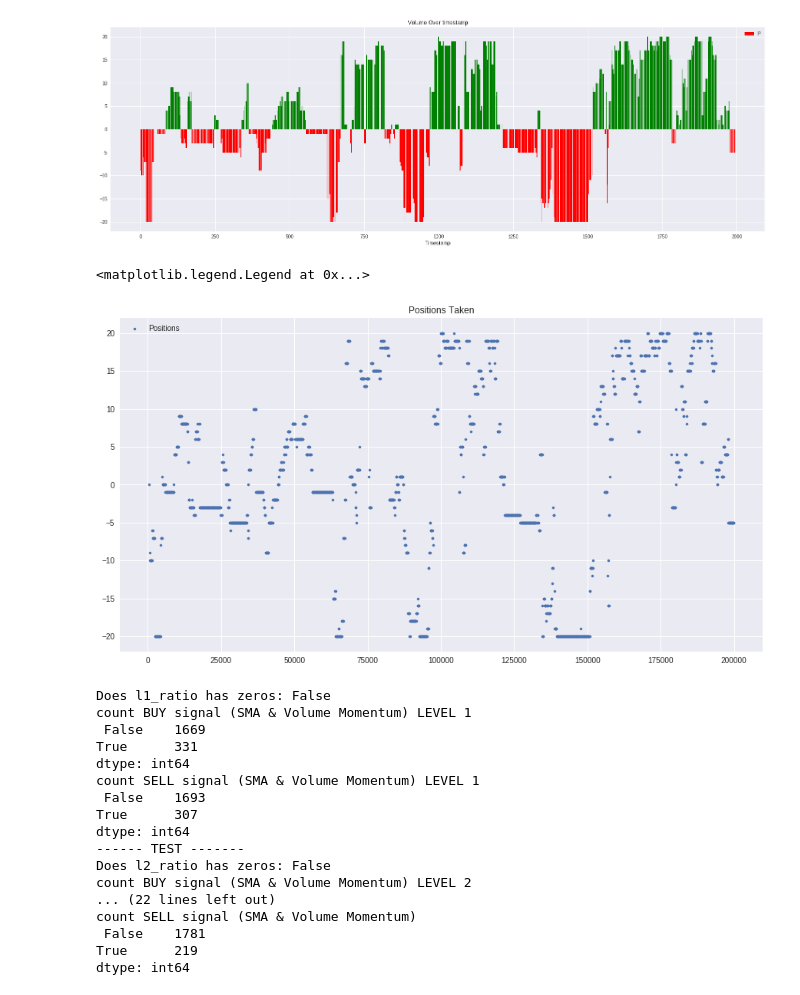
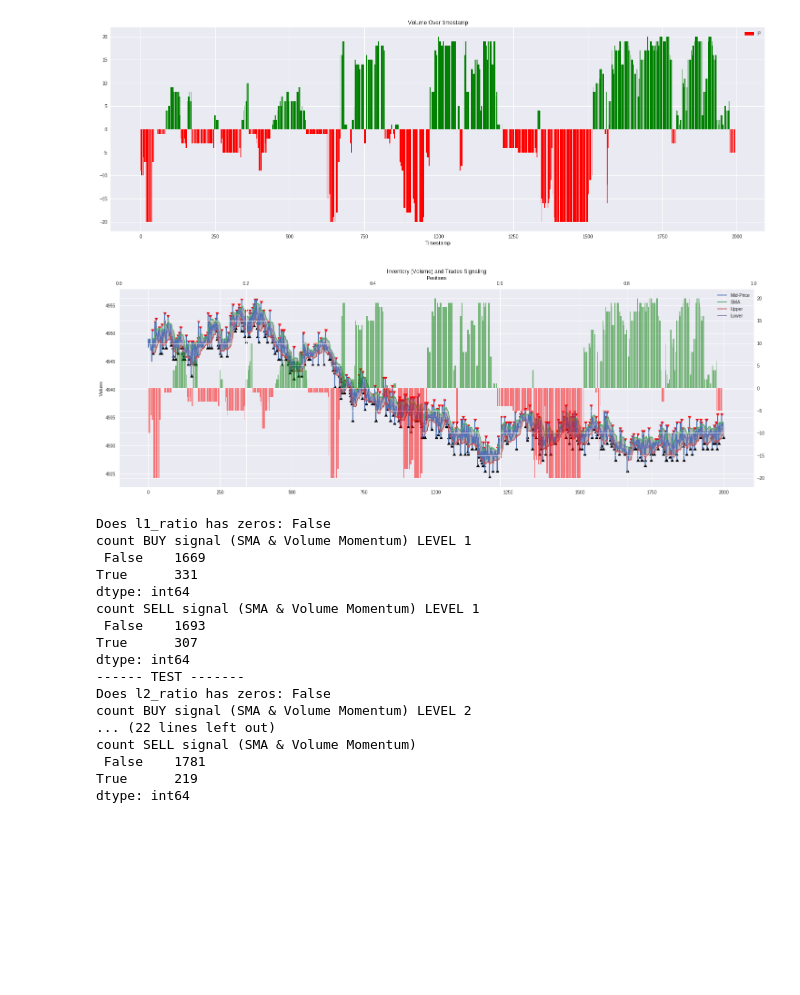
Before and after one commit to IMC-Croissant/AlgoTrading, a Jupyter notebook: Coding/notebooks/bollingers_and_position_analysis.ipynb, the cells around one changed output. Cells and saved outputs as stored; diff of their text form; code cells hidden in the pictures; blank space fills up the shorter version.

Commit message:
updated plots for notebook vol and mid_values

```diff
--- a/Coding/notebooks/bollingers_and_position_analysis.ipynb
+++ b/Coding/notebooks/bollingers_and_position_analysis.ipynb
@@ -162,14 +162,27 @@ plt.title("Volume Over timestamp")
 # %% [output]
 Text(0.5, 1.0, 'Volume Over timestamp')
 [figure]
+# %%
+fig, ax = plt.subplots(figsize = (25,8))
+ax.plot(df_banana.timestamp / 100, df_banana[['mid_price', 'Upper', 'Lower', 'SMA15']])
+ax.set_ylabel("Values")
+ax.fill_between(df_banana.timestamp / 100, df_banana.Upper, df_banana.Lower, color = 'grey', alpha = 0.5)
+ax.scatter(df_banana.index[df_banana.Buy_Signal] / 2, df_banana[df_banana.Buy_Signal].mid_price, marker = '^', color = 'black')
+ax.scatter(df_banana.index[df_banana.Sell_Signal] / 2, df_banana[df_banana.Sell_Signal].mid_price, marker = 'v', color = 'red')
+
+ax.legend(['Mid-Price', 'SMA', 'Upper', 'Lower'])
+ax_twinx, ax_twiny = ax.twinx(), ax.twiny()
+ax_twinx.bar(df_positions.index, df_positions.BANANAS, color = palette, alpha=0.5)
+ax_twiny.set_xlabel("Positions")
+plt.title('Inventory (Volume) and Trades Signaling')
+plt.show()
+# %% [output]
+[figure, added]
 # %%
-plt.figure(figsize = (15,8))
-plt.scatter(df_positions['timestamp'], df_positions["BANANAS"], s=10)
-plt.title('Positions Taken')
-plt.legend(["Positions"])
+#plt.figure(figsize = (15,8))
+#plt.scatter(df_positions['timestamp'], df_positions["BANANAS"], s=10)
+#plt.title('Positions Taken')
+#plt.legend(["Positions"])
-# %% [output]
-<matplotlib.legend.Legend at 0x...>
-[figure, removed]
 # %%
 # bid ratios
 df_banana["l1_ratio"] = df_banana.bid_volume_1 / df_banana.ask_volume_1
```
Also changed, not shown: parts of 1 cell of this notebook.
